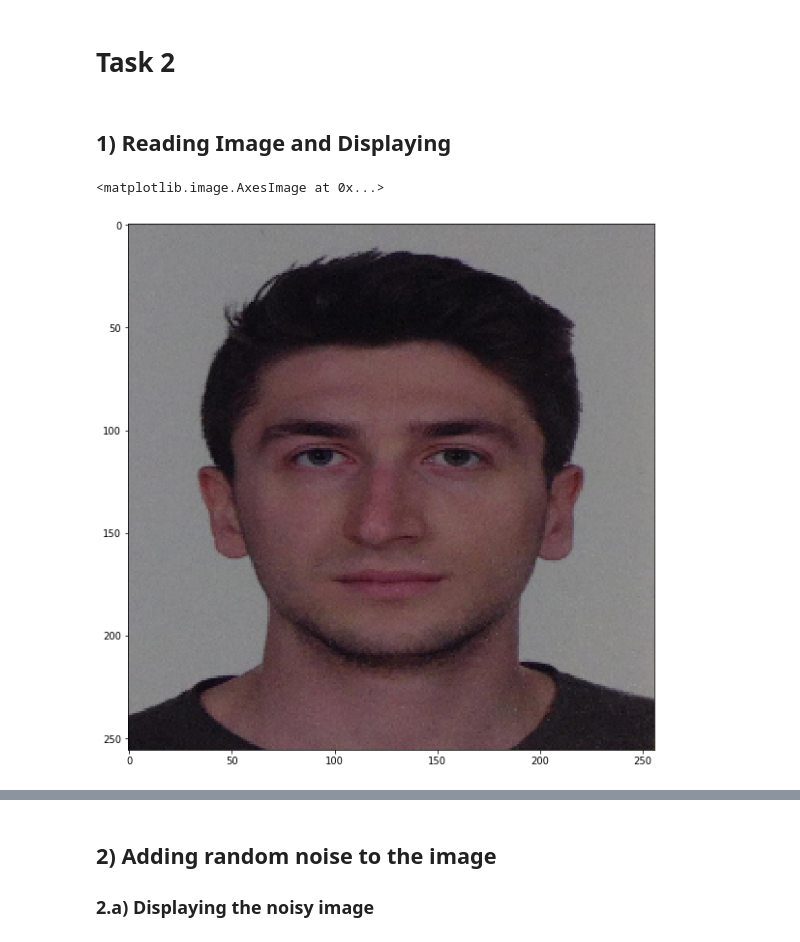
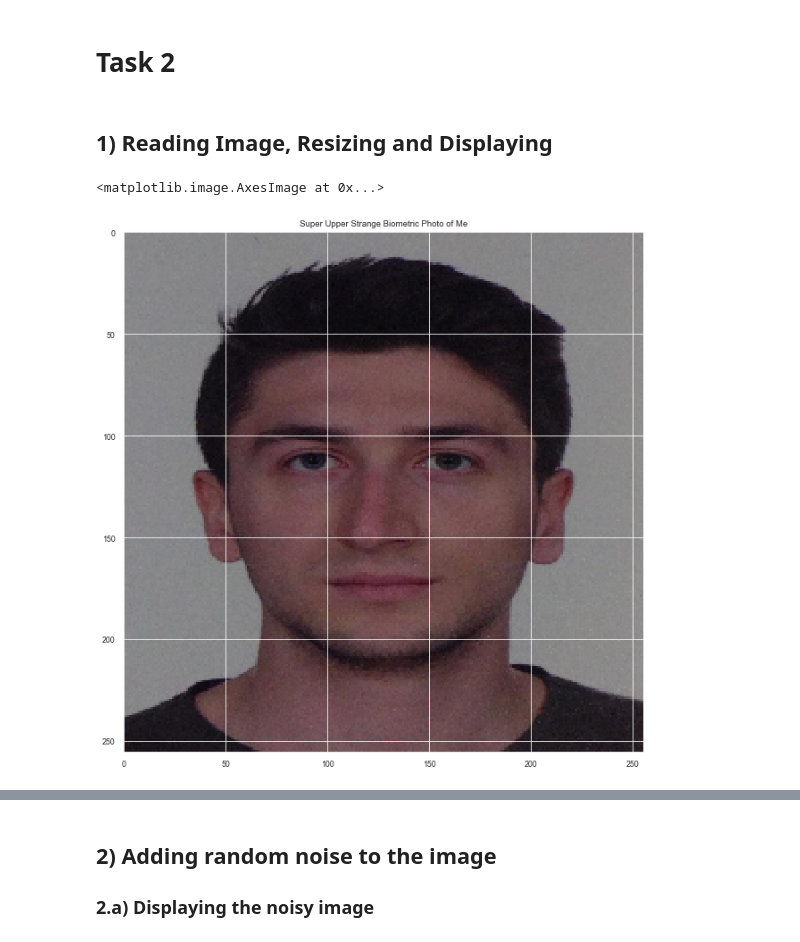
Before and after one commit to kubilay-yavuz/fall19-kubilay-yavuz, a Jupyter notebook: HW2/IE582-HW2.ipynb, the cells around one changed output, grey strips where cells are left out. Cells and saved outputs as stored; diff of their text form; code cells hidden in the pictures.

```diff
--- a/HW2/IE582-HW2.ipynb
+++ b/HW2/IE582-HW2.ipynb
@@ -7,7 +7,11 @@
 import pandas as pd
 import matplotlib.pyplot as plt
 import seaborn as sns
+plt.style.use('fivethirtyeight')
+sns.set_context("paper")
+sns.set_style("darkgrid")
 import numpy as np
+from mpl_toolkits import mplot3d
 # %% [markdown]
 # Part 1
 
@@ -127,16 +241,17 @@ sns.scatterplot(x="principal_component_1",y="principal_component_2",hue="bag_cla
 # %%
 import cv2
 # %% [markdown]
-## 1) Reading Image and Displaying
+## 1) Reading Image, Resizing and Displaying
 # %%
 pic=cv2.imread("vesikalik_me.jpeg")
 pic=cv2.cvtColor(pic,cv2.COLOR_BGR2RGB)
 pic=cv2.resize(pic,(256,256))
-plt.figure(figsize=(10,10))
-plt.imshow(pic,cmap="gray")
+fig,ax=plt.subplots(1,figsize=(10,10))
+ax.set_title("Super Upper Strange Biometric Photo of Me")
+ax.imshow(pic,cmap="gray")
 # %% [output]
 <matplotlib.image.AxesImage at 0x...>
-[figure, old version]
+[figure, new version]
 # %%
 fig,ax=plt.subplots(1,3,figsize=(20,15))
 for i in range(3):
```
Also changed, not shown: parts of 24 cells of this notebook.
